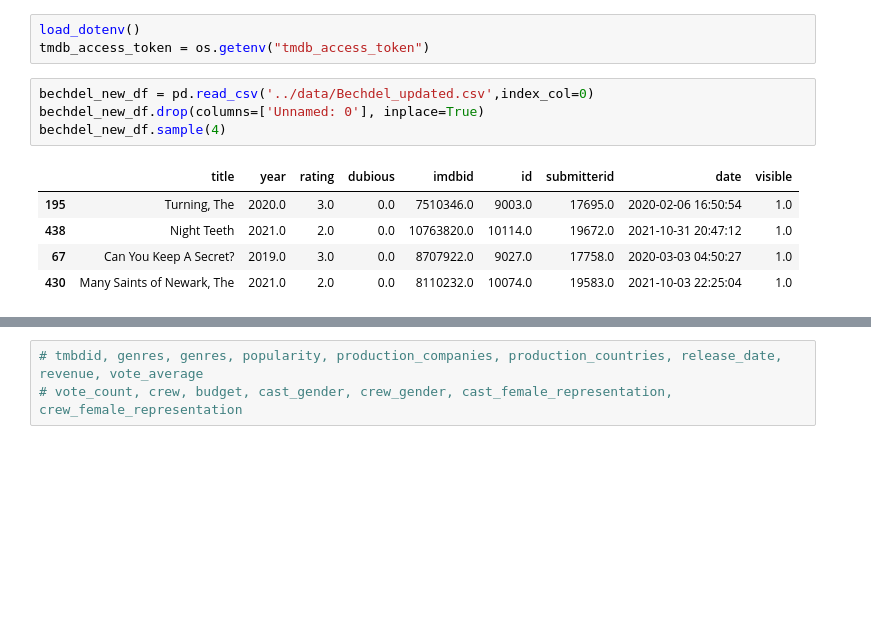
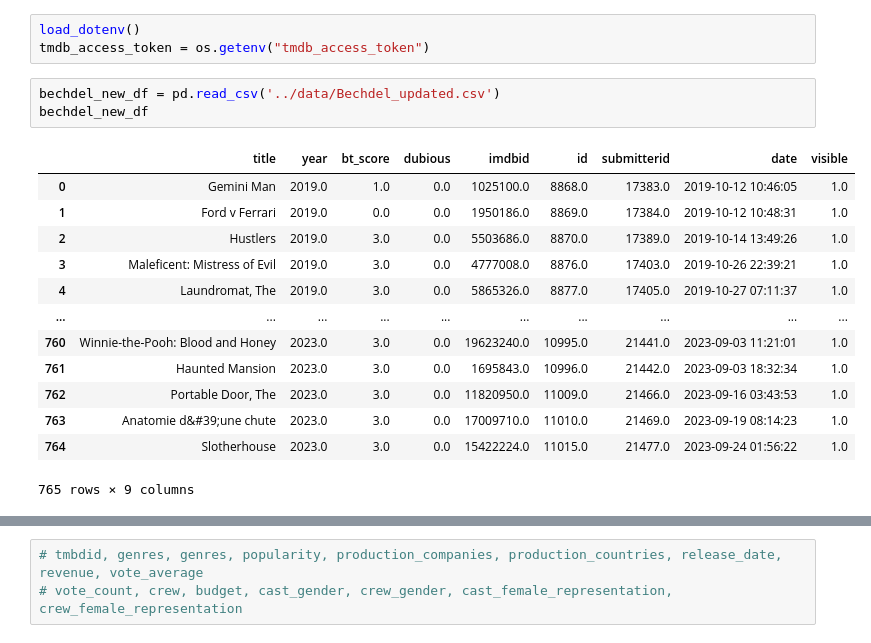
Before and after one commit to luciaaguzzoni/Bechdel-Test-Data-Analysis, a Jupyter notebook: notebook/2. TMDB.ipynb, the cells around one changed output, grey strips where cells are left out. Saved outputs shown, nothing was run; the diff lists cells and outputs as text; blank space fills up the shorter version.

```diff
--- a/notebook/2. TMDB.ipynb
+++ b/notebook/2. TMDB.ipynb
@@ -17,15 +17,22 @@ tmdb_key = os.getenv("tmdb_key")
 load_dotenv()
 tmdb_access_token = os.getenv("tmdb_access_token")
 # %%
-bechdel_new_df = pd.read_csv('../data/Bechdel_updated.csv',index_col=0)
-bechdel_new_df.drop(columns=['Unnamed: 0'], inplace=True)
-bechdel_new_df.sample(4)
+bechdel_new_df = pd.read_csv('../data/Bechdel_updated.csv')
+bechdel_new_df
 # %% [output]
-|  | title | year | rating | dubious | imdbid | id | submitterid | date | visible |
-| 195 | Turning, The | 2020.0 | 3.0 | 0.0 | 7510346.0 | 9003.0 | 17695.0 | 2020-02-06 16:50:54 | 1.0 |
-| 438 | Night Teeth | 2021.0 | 2.0 | 0.0 | 10763820.0 | 10114.0 | 19672.0 | 2021-10-31 20:47:12 | 1.0 |
-| 67 | Can You Keep A Secret? | 2019.0 | 3.0 | 0.0 | 8707922.0 | 9027.0 | 17758.0 | 2020-03-03 04:50:27 | 1.0 |
-| 430 | Many Saints of Newark, The | 2021.0 | 2.0 | 0.0 | 8110232.0 | 10074.0 | 19583.0 | 2021-10-03 22:25:04 | 1.0 |
+|  | title | year | bt_score | dubious | imdbid | id | submitterid | date | visible |
+| 0 | Gemini Man | 2019.0 | 1.0 | 0.0 | 1025100.0 | 8868.0 | 17383.0 | 2019-10-12 10:46:05 | 1.0 |
+| 1 | Ford v Ferrari | 2019.0 | 0.0 | 0.0 | 1950186.0 | 8869.0 | 17384.0 | 2019-10-12 10:48:31 | 1.0 |
+| 2 | Hustlers | 2019.0 | 3.0 | 0.0 | 5503686.0 | 8870.0 | 17389.0 | 2019-10-14 13:49:26 | 1.0 |
+| 3 | Maleficent: Mistress of Evil | 2019.0 | 3.0 | 0.0 | 4777008.0 | 8876.0 | 17403.0 | 2019-10-26 22:39:21 | 1.0 |
+| 4 | Laundromat, The | 2019.0 | 3.0 | 0.0 | 5865326.0 | 8877.0 | 17405.0 | 2019-10-27 07:11:37 | 1.0 |
+| ... | ... | ... | ... | ... | ... | ... | ... | ... | ... |
+| 760 | Winnie-the-Pooh: Blood and Honey | 2023.0 | 3.0 | 0.0 | 19623240.0 | 10995.0 | 21441.0 | 2023-09-03 11:21:01 | 1.0 |
+| 761 | Haunted Mansion | 2023.0 | 3.0 | 0.0 | 1695843.0 | 10996.0 | 21442.0 | 2023-09-03 18:32:34 | 1.0 |
+| 762 | Portable Door, The | 2023.0 | 3.0 | 0.0 | 11820950.0 | 11009.0 | 21466.0 | 2023-09-16 03:43:53 | 1.0 |
+| 763 | Anatomie d&#39;une chute | 2023.0 | 3.0 | 0.0 | 17009710.0 | 11010.0 | 21469.0 | 2023-09-19 08:14:23 | 1.0 |
+| 764 | Slotherhouse | 2023.0 | 3.0 | 0.0 | 15422224.0 | 11015.0 | 21477.0 | 2023-09-24 01:56:22 | 1.0 |
+765 rows × 9 columns
 # %%
 # let's check with values i should get from TMDB
 movies = pd.read_csv("../data/movies.csv",index_col=0)
```
Also changed, not shown: parts of 17 cells of this notebook, 9 other files.
